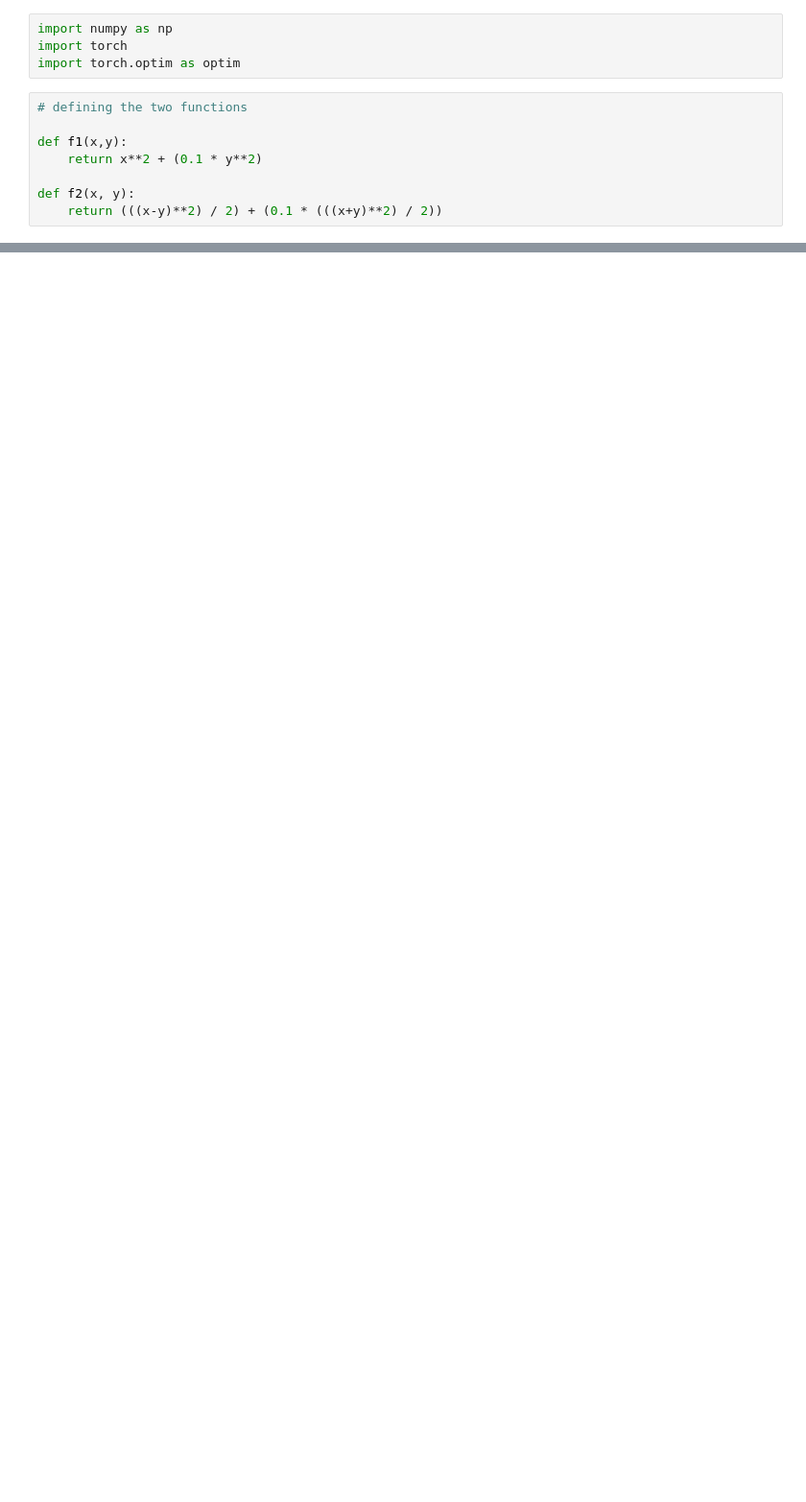
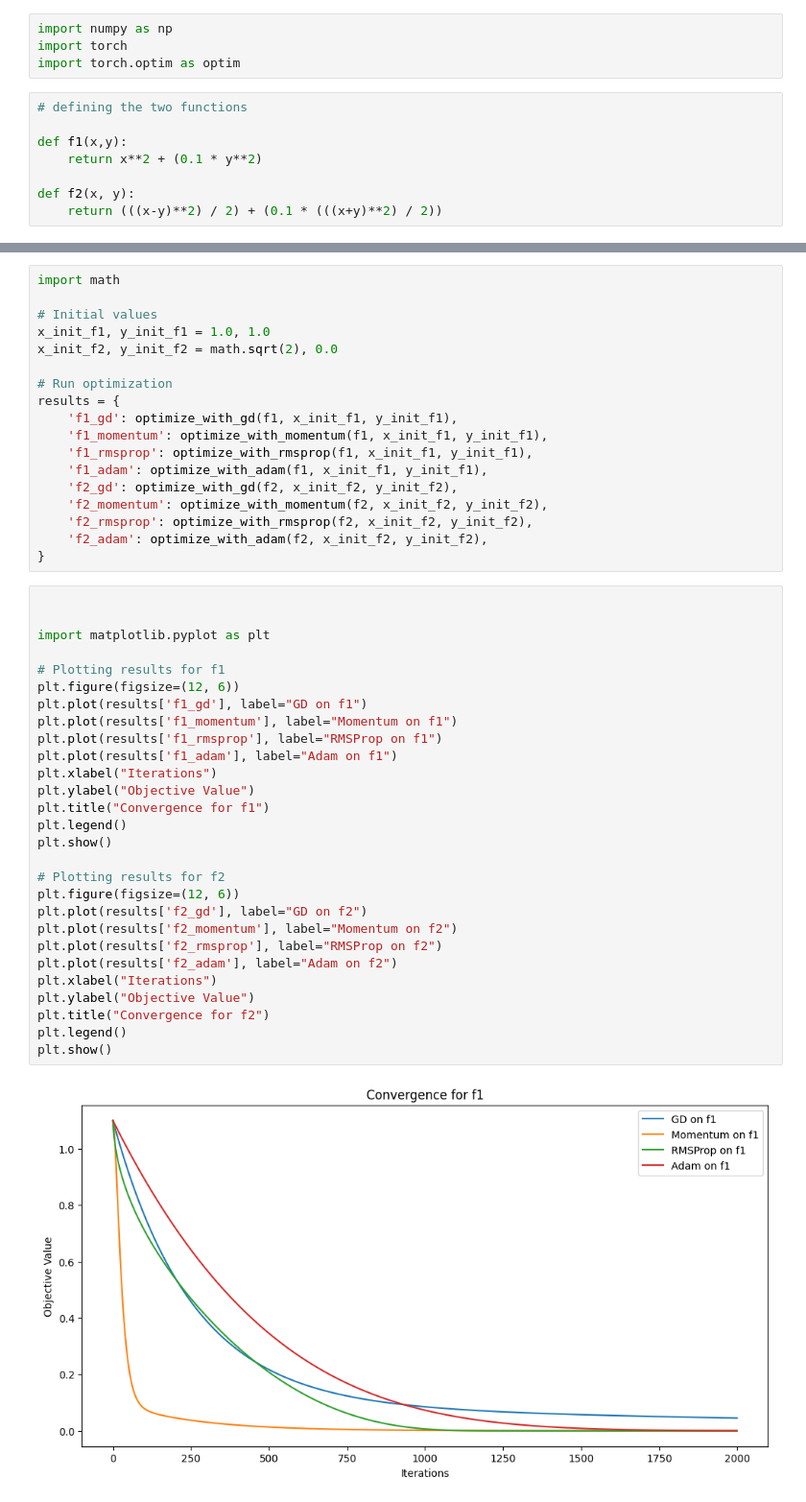
Before and after one commit to Harshal12355/Deep-Learning, a Jupyter notebook: Minimizing_using_different_optimizers.ipynb, the cells around one changed output, grey strips where cells are left out. Shown at 96% size. Cells and saved outputs as stored; diff of their text form; blank space fills up the shorter version.

```diff
--- a/Minimizing_using_different_optimizers.ipynb
+++ b/Minimizing_using_different_optimizers.ipynb
@@ -46,0 +73,48 @@ x_f1, y_f1, loss_f1_gd = optimize(optimizer_gd_f1, x_f1, y_f1, f1)
+# %%
+import math
+
+# Initial values
+x_init_f1, y_init_f1 = 1.0, 1.0
+x_init_f2, y_init_f2 = math.sqrt(2), 0.0
+
+# Run optimization
+results = {
+    'f1_gd': optimize_with_gd(f1, x_init_f1, y_init_f1),
+    'f1_momentum': optimize_with_momentum(f1, x_init_f1, y_init_f1),
+    'f1_rmsprop': optimize_with_rmsprop(f1, x_init_f1, y_init_f1),
+    'f1_adam': optimize_with_adam(f1, x_init_f1, y_init_f1),
+    'f2_gd': optimize_with_gd(f2, x_init_f2, y_init_f2),
+    'f2_momentum': optimize_with_momentum(f2, x_init_f2, y_init_f2),
+    'f2_rmsprop': optimize_with_rmsprop(f2, x_init_f2, y_init_f2),
+    'f2_adam': optimize_with_adam(f2, x_init_f2, y_init_f2),
+}
+# %%
+
+
+import matplotlib.pyplot as plt
+
+# Plotting results for f1
+plt.figure(figsize=(12, 6))
+plt.plot(results['f1_gd'], label="GD on f1")
+plt.plot(results['f1_momentum'], label="Momentum on f1")
+plt.plot(results['f1_rmsprop'], label="RMSProp on f1")
+plt.plot(results['f1_adam'], label="Adam on f1")
+plt.xlabel("Iterations")
+plt.ylabel("Objective Value")
+plt.title("Convergence for f1")
+plt.legend()
+plt.show()
+
+# Plotting results for f2
+plt.figure(figsize=(12, 6))
+plt.plot(results['f2_gd'], label="GD on f2")
+plt.plot(results['f2_momentum'], label="Momentum on f2")
+plt.plot(results['f2_rmsprop'], label="RMSProp on f2")
+plt.plot(results['f2_adam'], label="Adam on f2")
+plt.xlabel("Iterations")
+plt.ylabel("Objective Value")
+plt.title("Convergence for f2")
+plt.legend()
+plt.show()
+# %% [output]
+[figure, added]
```
Also changed, not shown: parts of 9 cells of this notebook.
